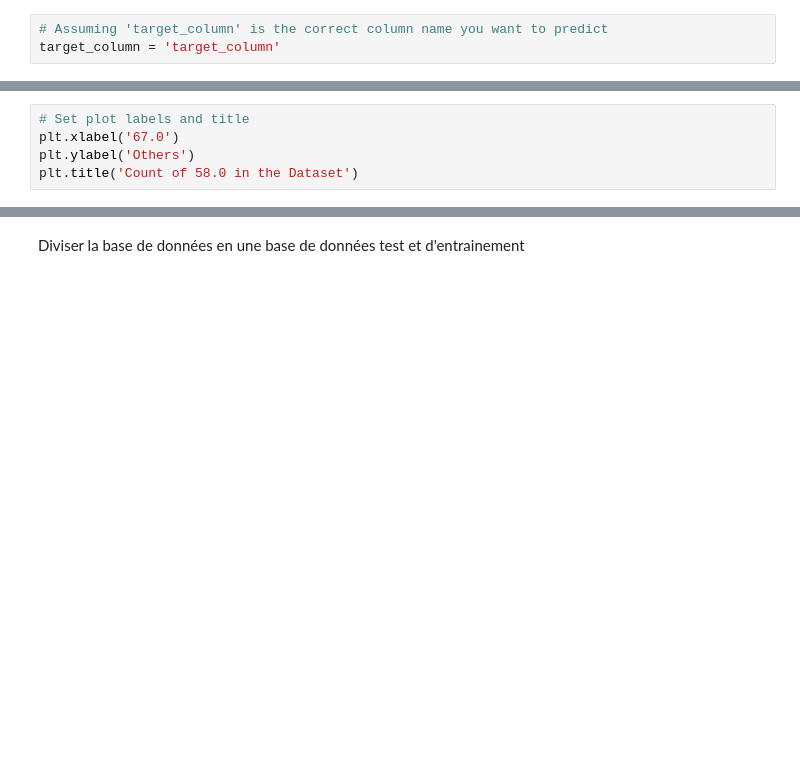
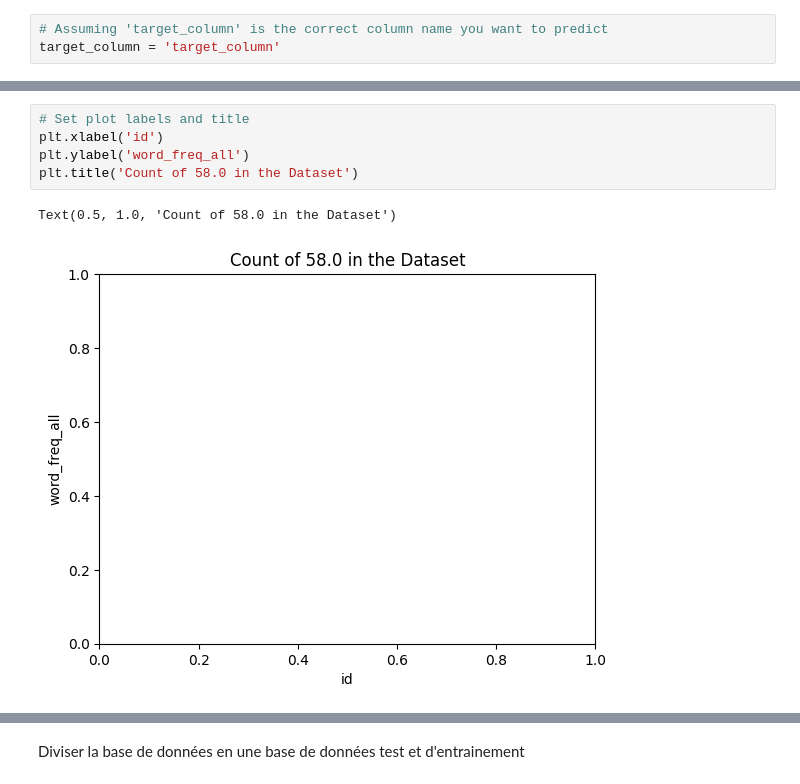
Before and after one commit to oubouza/dataset, a Jupyter notebook: Detailed_Analysis_on_campus_recruitment.ipynb, the cells around one changed output, grey strips where cells are left out. Drawn from its saved outputs; the diff is of its cells as text; blank space fills up the shorter version.

```diff
--- a/Detailed_Analysis_on_campus_recruitment.ipynb
+++ b/Detailed_Analysis_on_campus_recruitment.ipynb
@@ -231,6 +213,9 @@ len(X)
 # %%
 # Set plot labels and title
-plt.xlabel('67.0')
-plt.ylabel('Others')
+plt.xlabel('id')
+plt.ylabel('word_freq_all')
 plt.title('Count of 58.0 in the Dataset')
+# %% [output]
+Text(0.5, 1.0, 'Count of 58.0 in the Dataset')
+[figure, added]
 # %%
```
Also changed, not shown: parts of 25 cells of this notebook.
